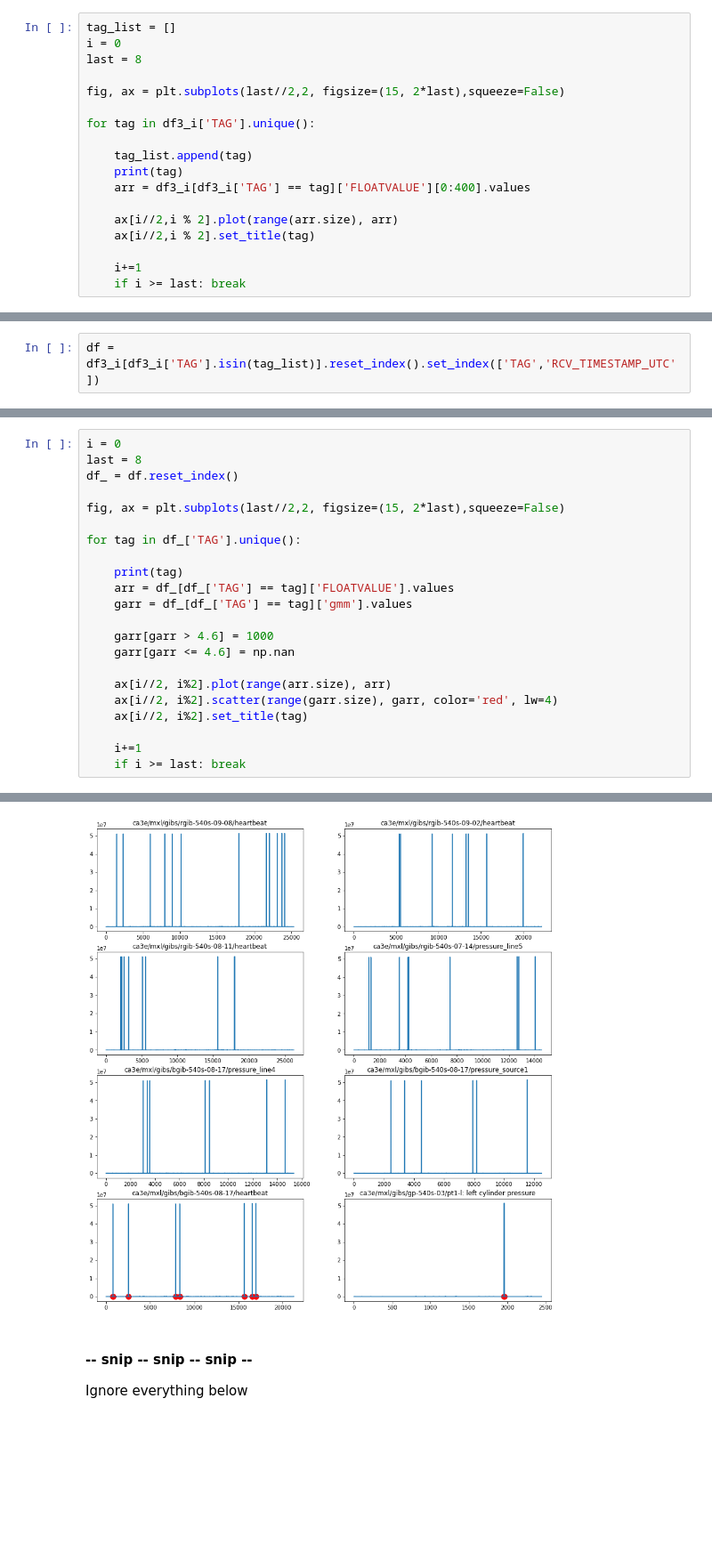
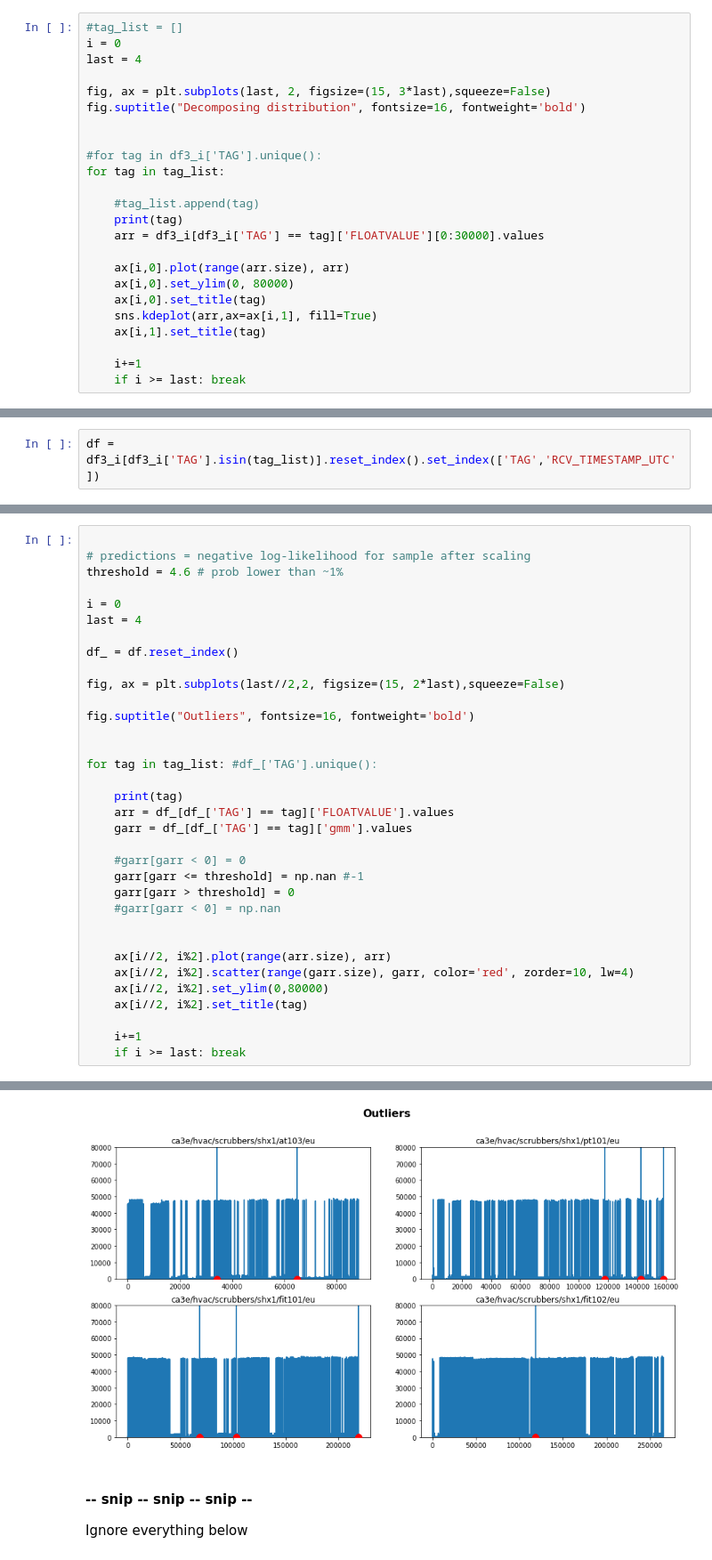
Before and after one commit to sedgewickmm18/notebooks-attic, a Jupyter notebook: NVTBimodal.ipynb, the cells around one changed output, grey strips where cells are left out. Shown at 89% size. Saved outputs shown, nothing was run; the diff lists cells and outputs as text; blank space fills up the shorter version.

```diff
--- a/NVTBimodal.ipynb
+++ b/NVTBimodal.ipynb
@@ -274,18 +334,24 @@ Name: TAG, Length: 4097024, dtype: object
 # %%
-tag_list = []
+#tag_list = []
 i = 0
-last = 8
+last = 4
 
-fig, ax = plt.subplots(last//2,2, figsize=(15, 2*last),squeeze=False)
+fig, ax = plt.subplots(last, 2, figsize=(15, 3*last),squeeze=False)
+fig.suptitle("Decomposing distribution", fontsize=16, fontweight='bold')
 
-for tag in df3_i['TAG'].unique():
 
-    tag_list.append(tag)
+#for tag in df3_i['TAG'].unique():
+for tag in tag_list:
+
+    #tag_list.append(tag)
     print(tag)
-    arr = df3_i[df3_i['TAG'] == tag]['FLOATVALUE'][0:400].values
+    arr = df3_i[df3_i['TAG'] == tag]['FLOATVALUE'][0:30000].values
 
-    ax[i//2,i % 2].plot(range(arr.size), arr)
-    ax[i//2,i % 2].set_title(tag)
+    ax[i,0].plot(range(arr.size), arr)
+    ax[i,0].set_ylim(0, 80000)
+    ax[i,0].set_title(tag)
+    sns.kdeplot(arr,ax=ax[i,1], fill=True)
+    ax[i,1].set_title(tag)
 
     i+=1
     if i >= last: break
@@ -328,21 +440,33 @@ Functions:
 # %%
+
+# predictions = negative log-likelihood for sample after scaling
+threshold = 4.6 # prob lower than ~1%
+
 i = 0
-last = 8
+last = 4
+
 df_ = df.reset_index()
 
 fig, ax = plt.subplots(last//2,2, figsize=(15, 2*last),squeeze=False)
 
-for tag in df_['TAG'].unique():
+fig.suptitle("Outliers", fontsize=16, fontweight='bold')
+
+
+for tag in tag_list: #df_['TAG'].unique():
 
     print(tag)
     arr = df_[df_['TAG'] == tag]['FLOATVALUE'].values
     garr = df_[df_['TAG'] == tag]['gmm'].values
 
-    garr[garr > 4.6] = 1000
-    garr[garr <= 4.6] = np.nan
+    #garr[garr < 0] = 0
+    garr[garr <= threshold] = np.nan #-1
+    garr[garr > threshold] = 0
+    #garr[garr < 0] = np.nan
+
 
     ax[i//2, i%2].plot(range(arr.size), arr)
-    ax[i//2, i%2].scatter(range(garr.size), garr, color='red', lw=4)
+    ax[i//2, i%2].scatter(range(garr.size), garr, color='red', zorder=10, lw=4)
+    ax[i//2, i%2].set_ylim(0,80000)
     ax[i//2, i%2].set_title(tag)
 
     i+=1
@@ -359,4 +479,4 @@ ca3e/mxl/gibs/gp-540s-03/pt1-l: left cylinder pressure
-[figure, old version]
+[figure, new version]
 # %% [markdown]
 #### -- snip -- snip -- snip --
 
```
Also changed, not shown: parts of 101 cells of this notebook, 3 other files.
